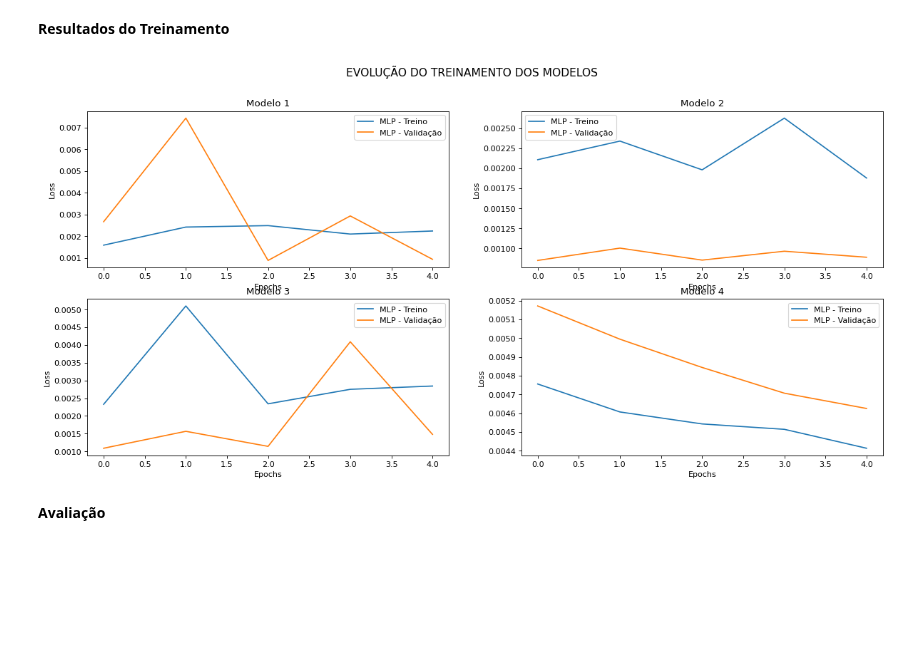
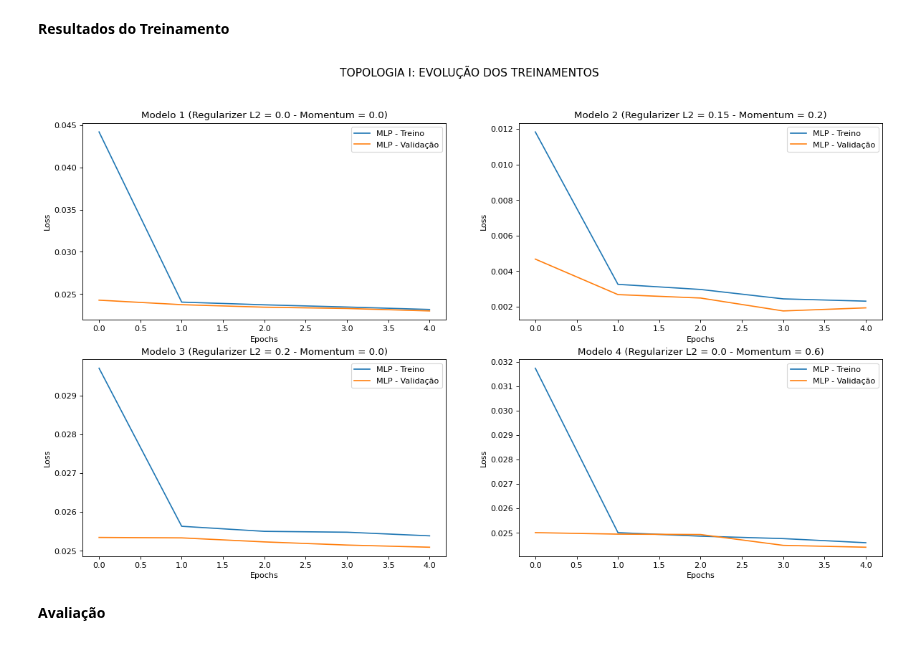
Before and after one commit to lourencocavalcante/Neurocomputacao, a Jupyter notebook: CAP351_Projeto_01_MLP.ipynb, the cells around one changed output. Cells and saved outputs as stored; diff of their text form; code cells hidden in the pictures; blank space fills up the shorter version.

```diff
--- a/CAP351_Projeto_01_MLP.ipynb
+++ b/CAP351_Projeto_01_MLP.ipynb
@@ -229,13 +175,28 @@ lista_modelos = [modelo_a, modelo_b, modelo_c, modelo_final]
+# %%
+#Configurações para avaliar o impacto do uso do Momentum e da Regularização (L2)
+momentum = [0.0, 0.20, 0.0, 0.60]
+regularizer = [0.0, 0.15, 0.20, 0.0]
+dropout = [0.0, 0.0, 0.0, 0.0]
+
+#Modelos da Topologia I
+list_name_aux =[1,2,3,4]
+modelos_tpl_I = []
+
+for result in range(0,4):
+  #print(i)
+  sgd = tf.keras.optimizers.SGD(learning_rate=0.01, decay=1e-6, momentum=0.0)
+  modelos_tpl_I.append(keras.Sequential())
+  modelos_tpl_I[result].add(keras.layers.Dense(units=3, kernel_regularizer=l2(regularizer[result]), input_shape=[1], activation="tanh"))
+  modelos_tpl_I[result].add(keras.layers.Dense(units=1, kernel_regularizer=l2(regularizer[result]),activation="linear"))
+  #tf.keras.utils.plot_model(modelos_tpl_I[result], show_shapes=True)
+  modelos_tpl_I[result].compile(loss='mean_squared_error', optimizer=sgd, metrics=["mean_absolute_error"])
 # %% [markdown]
 **Agora vamos treinar os Modelos criados**
 # %%
-epocas = 1000 #Define a quantidade de épocas para o treinamento
-
+epochs = 5 #Define a quantidade de épocas para o treinamento
 early = tf.keras.callbacks.EarlyStopping(monitor='loss', patience=100)
 
-history_modelo_a = modelo_a.fit(x_train, y_train, epochs=epocas, batch_size=10, validation_split=0.2, verbose=True) #callbacks=[early])
-history_modelo_b = modelo_b.fit(x_train, y_train, epochs=epocas, batch_size=10, validation_split=0.2, verbose=True) #callbacks=[early])
-history_modelo_c = modelo_c.fit(x_train, y_train, epochs=epocas, batch_size=10, validation_split=0.2, verbose=True) #callbacks=[early])
-history_modelo_final = modelo_final.fit(x_train, y_train, epochs=epocas, batch_size=10, validation_split=0.2, verbose=True) #callbacks=[early])
 
-lista_history_modelos = [history_modelo_a, history_modelo_b, history_modelo_c, history_modelo_final]
+history_modelos_tpl_I = []
+for result in range(0,4):
+  history_modelos_tpl_I.append(modelos_tpl_I[result].fit(x_train, y_train, epochs=epochs, batch_size=10, validation_split=0.2, verbose=True)) #callbacks=[early]
@@ -242,19 +221,19 @@ lista_history_modelos = [history_modelo_a, history_modelo_b, history_modelo_c, h
 # %% [markdown]
 **Resultados do Treinamento**
 # %%
-figure(figsize=(18,8),dpi=80)
-plt.suptitle('EVOLUÇÃO DO TREINAMENTO DOS MODELOS', size=14)
-for i, history_modelo in zip(range(0, len(lista_history_modelos)), lista_history_modelos):
-    plt.subplot(2,2,i+1)
-    plt.title('Modelo '+ str(i+1))
+figure(figsize=(18,10),dpi=80)
+plt.suptitle('TOPOLOGIA I: EVOLUÇÃO DOS TREINAMENTOS', size=14)
+for result in range(0,4):
+    plt.subplot(2,2,result+1)
+    plt.title('Modelo '+ str(result+1) + ' (Regularizer L2 = '+str(regularizer[result])+' - Momentum = '+str(momentum[result])+')')
     plt.xlabel("Epochs")
     plt.ylabel("Loss")
-    plt.plot(history_modelo.history['loss'], label="MLP - Treino")
-    plt.plot(history_modelo.history['val_loss'], label="MLP - Validação")
+    plt.plot(history_modelos_tpl_I[result].history['loss'], label="MLP - Treino")
+    plt.plot(history_modelos_tpl_I[result].history['val_loss'], label="MLP - Validação")
     plt.legend()
 plt.show()
 # %% [output]
-[figure, old version]
+[figure, new version]
 # %% [markdown]
 **Avaliação**
 # %%
```
Also changed, not shown: parts of 9 cells of this notebook.
